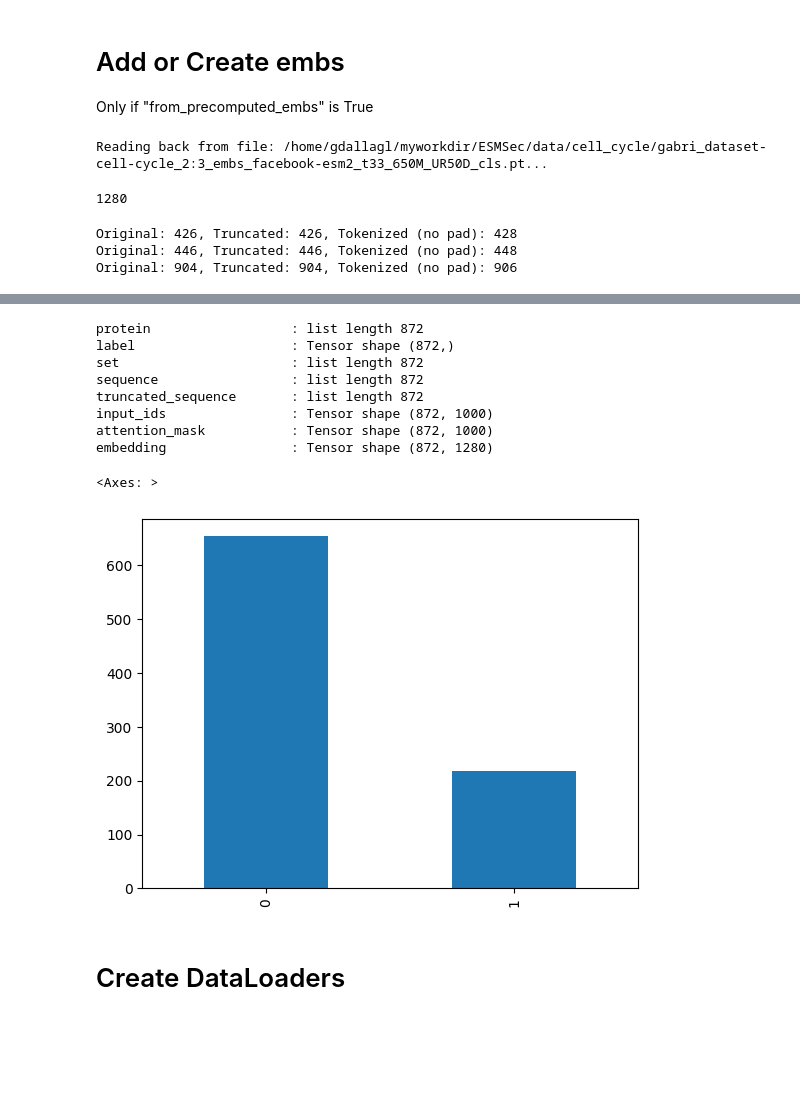
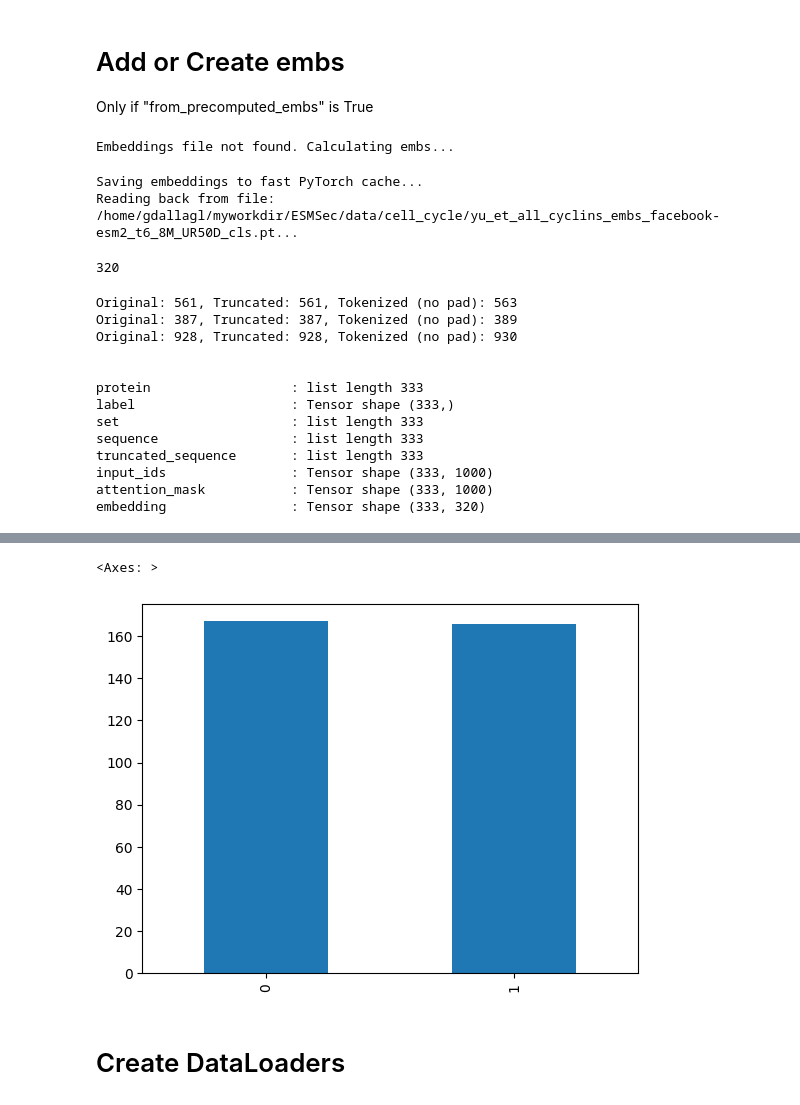
Before and after one commit to 8gabri8/ESMSec, a Jupyter notebook: my_train.ipynb, the cells around one changed output, grey strips where cells are left out. Cells and saved outputs as stored; diff of their text form; code cells hidden in the pictures; blank space fills up the shorter version.

```diff
--- a/my_train.ipynb
+++ b/my_train.ipynb
@@ -51,14 +52,14 @@ config = {
     "LR_DECAY_STEPS_EPOCHS": 100, # Learning rate decay steps
 
     "PROTEIN_MAX_LENGTH": 1000, # Max protein length (for ESM2)
-    "PRETRAIN_ESM_CHECKPOINT_NAME": "facebook/esm2_t33_650M_UR50D", #"facebook/esm2_t12_35M_UR50D", #"facebook/esm2_t6_8M_UR50D", # ESM2 model name --> if nto isntalled, autocally dowlaoded
+    "PRETRAIN_ESM_CHECKPOINT_NAME": "facebook/esm2_t6_8M_UR50D",#"facebook/esm2_t33_650M_UR50D", #"facebook/esm2_t12_35M_UR50D", #"facebook/esm2_t6_8M_UR50D", # ESM2 model name --> if nto isntalled, autocally dowlaoded
     "PRETRAIN_ESM_CACHE_DIR": "/home/gdallagl/myworkdir/data/esm2-models", # ESM2 model cache dir
     "DEVICE": "cuda" if torch.cuda.is_available() else "cpu", # Device to use (cuda or cpu)
 
-    "DATASET_PATH":'/home/gdallagl/myworkdir/ESMSec/data/cell_cycle/gabri_dataset-cell-cycle_2:3.csv', #"/home/gdallagl/myworkdir/ESMSec/data/cell_cycle/cell-cycle-dataset_2:3.csv",  #"/home/gdallagl/myworkdir/ESMSec/data/cell_cycle/only-guaranteed_cell-cycle-dataset_2:3.csv", #"/home/gdallagl/myworkdir/ESMSec/data/cell_cycle/cell-cycle-dataset_2:3.csv",
+    "DATASET_PATH":"/home/gdallagl/myworkdir/ESMSec/data/cell_cycle/yu_et_all_cyclins.csv", #"/home/gdallagl/myworkdir/ESMSec/data/cell_cycle/cell-cycle-dataset_2:3.csv",  #"/home/gdallagl/myworkdir/ESMSec/data/cell_cycle/only-guaranteed_cell-cycle-dataset_2:3.csv", #"/home/gdallagl/myworkdir/ESMSec/data/cell_cycle/cell-cycle-dataset_2:3.csv",
     "PATH_TO_SAVE_MODEL": "/home/gdallagl/myworkdir/ESMSec/data/trained_models/cell_cycle_trained_model.pth", # Path to save the model
 
-    "TYPE_HEAD":"MLP",# "attention", #"MLP",
+    "TYPE_HEAD":"LR",# "attention", #"MLP",
     "TYPE_EMB_FOR_CLASSIFICATION": "cls", #"concat(agg_mean, agg_max)", #"contextualized_embs", #"concat(agg_mean, agg_max)",cls
     "FROM_PRECOMPUTED_EMBS": True,
 }
@@ -152,7 +153,6 @@ if config["FROM_PRECOMPUTED_EMBS"]:
 
             if config["TYPE_EMB_FOR_CLASSIFICATION"] == "agg_mean":
                 input_class_head = torch.mean(outputs_esm.last_hidden_state, dim=1)
-            # ... (Rest of the aggregation logic: agg_max, cls, concat) ...
             elif config["TYPE_EMB_FOR_CLASSIFICATION"] == "agg_max":
                 input_class_head, _ = torch.max(outputs_esm.last_hidden_state, dim=1)
             elif config["TYPE_EMB_FOR_CLASSIFICATION"] == "cls":
@@ -184,8 +184,13 @@ if config["FROM_PRECOMPUTED_EMBS"]:
     # ATTENTION: order shodul be the same
     emb_dict = torch.load(config["PRECOMPUTED_EMBS_PATH"], weights_only=False)
     cache_data["embedding"] = emb_dict["embedding"]
+
+else:
+    print("No precomputed embs")
 # %% [output]
-Reading back from file: /home/gdallagl/myworkdir/ESMSec/data/cell_cycle/gabri_dataset-cell-cycle_2:3_embs_facebook-esm2_t33_650M_UR50D_cls.pt...
+Embeddings file not found. Calculating embs...
+Saving embeddings to fast PyTorch cache...
+Reading back from file: /home/gdallagl/myworkdir/ESMSec/data/cell_cycle/yu_et_all_cyclins_embs_facebook-esm2_t6_8M_UR50D_cls.pt...
 # %%
 # Degfine classifcatio head dimesion
 
@@ -203,10 +208,13 @@ if config["FROM_PRECOMPUTED_EMBS"]:
 else:
     # dim embessign sins the output of esm
     config["PRECOMPUTED_EMBS_DIM"] = esm_model.embeddings.word_embeddings.embedding_dim
+    #fake embs
+    num_samples = len(cache_data["protein"])
+    cache_data["embedding"] = torch.zeros((num_samples, 1), dtype=torch.float32)
 
 print(config["PRECOMPUTED_EMBS_DIM"])
 # %% [output]
-1280
+320
 # %%
 # Plotting
 
@@ -216,8 +224,7 @@ for i in range(3):
     input_ids = input_ids_tensor[i]
     print(f"Original: {len(seq)}, Truncated: {len(trunc_seq)}, Tokenized (no pad): {(input_ids != tokenizer.pad_token_id).sum().item()}")
 
-display(data.head(2))
-
+print("\n")
 for key, value in cache_data.items():
     if isinstance(value, torch.Tensor):
         print(f"{key:25s}: Tensor shape {tuple(value.shape)}")
@@ -230,6 +237,16 @@ for key, value in cache_data.items():
 
 data["label"].value_counts().reset_index(drop="True").plot(kind='bar')
 # %% [output]
-Original: 426, Truncated: 426, Tokenized (no pad): 428
-Original: 446, Truncated: 446, Tokenized (no pad): 448
-Original: 904, Truncated: 904, Tokenized (no pad): 906
+Original: 561, Truncated: 561, Tokenized (no pad): 563
+Original: 387, Truncated: 387, Tokenized (no pad): 389
+Original: 928, Truncated: 928, Tokenized (no pad): 930
+
+
+protein                  : list length 333
+label                    : Tensor shape (333,)
+set                      : list length 333
+sequence                 : list length 333
+truncated_sequence       : list length 333
+input_ids                : Tensor shape (333, 1000)
+attention_mask           : Tensor shape (333, 1000)
+embedding                : Tensor shape (333, 320)
@@ -239,13 +253,5 @@ Original: 904, Truncated: 904, Tokenized (no pad): 906
-protein                  : list length 872
-label                    : Tensor shape (872,)
-set                      : list length 872
-sequence                 : list length 872
-truncated_sequence       : list length 872
-input_ids                : Tensor shape (872, 1000)
-attention_mask           : Tensor shape (872, 1000)
-embedding                : Tensor shape (872, 1280)
+<Axes: >
-<Axes: >
-[figure, old version]
+[figure, new version]
 # %% [markdown]
 # Create DataLoaders
 # %%
```
Also changed, not shown: parts of 17 cells of this notebook, 7 other files.
